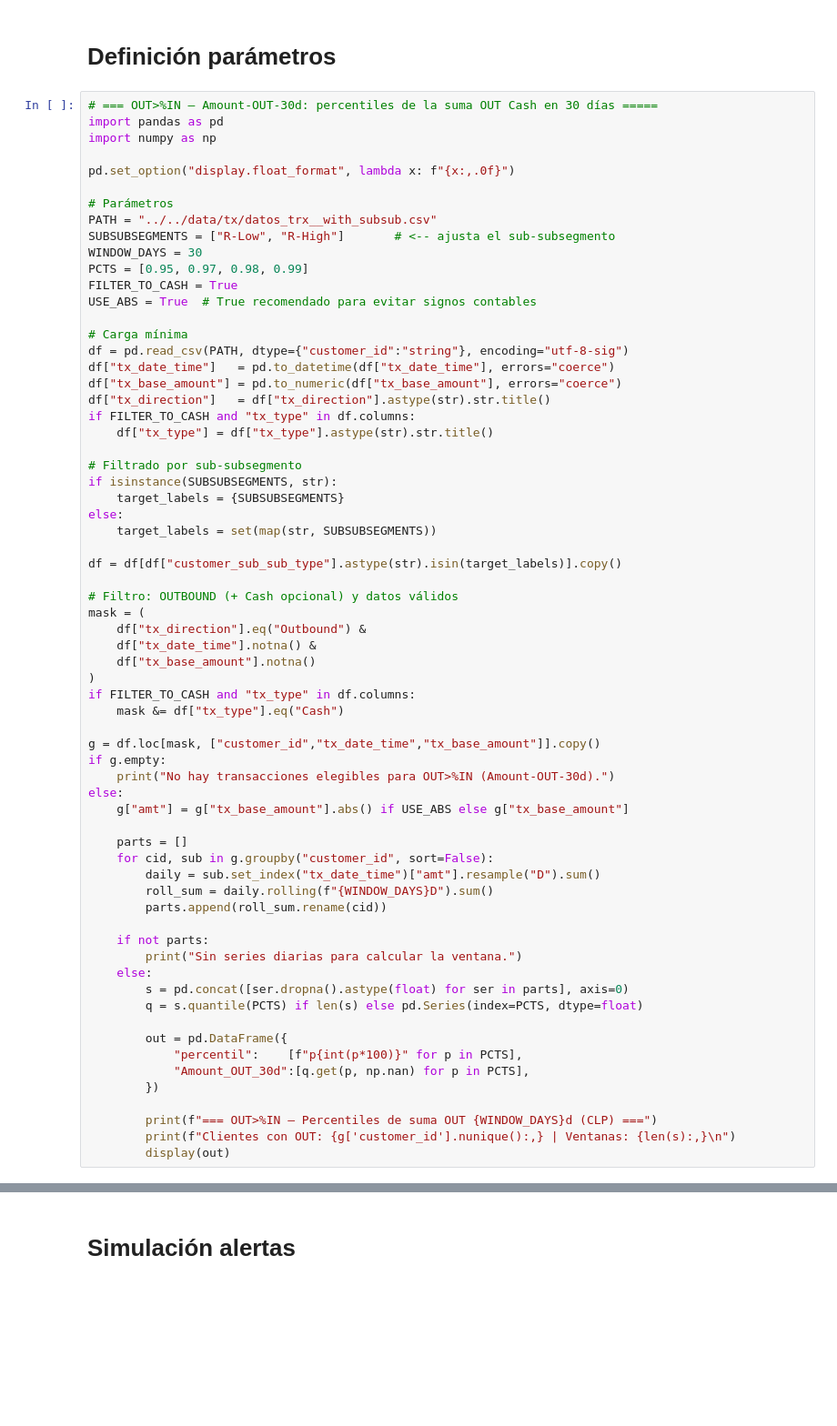
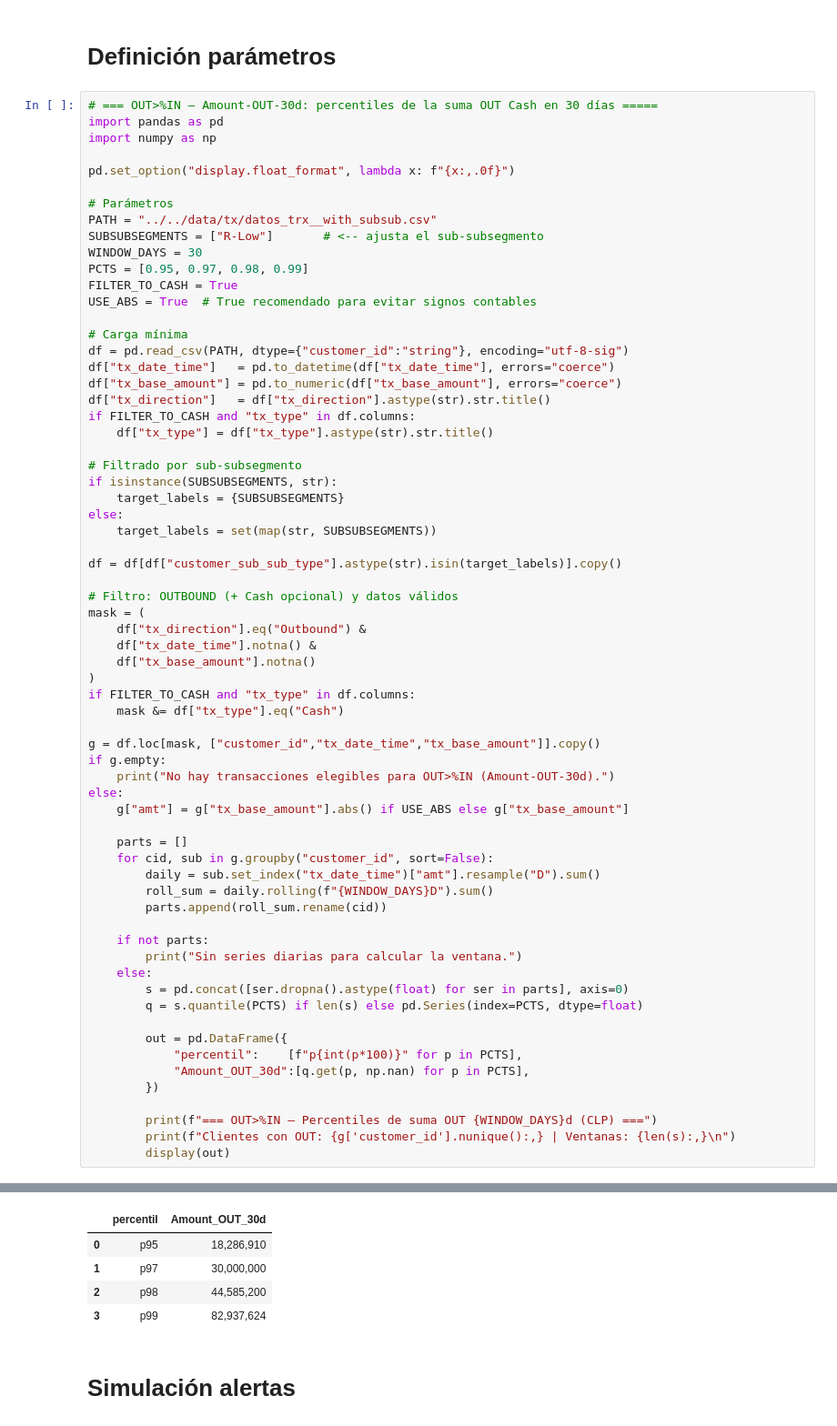
Before and after one commit to Lucasnader/segmentacion_vinson, a Jupyter notebook: reglas/parametrizables/OUT-%IN.ipynb, the cells around one changed output, grey strips where cells are left out. Shown at 91% size. Saved outputs shown, nothing was run; the diff lists cells and outputs as text; blank space fills up the shorter version.

```diff
--- a/reglas/parametrizables/OUT-%IN.ipynb
+++ b/reglas/parametrizables/OUT-%IN.ipynb
@@ -9,7 +9,7 @@ pd.set_option("display.float_format", lambda x: f"{x:,.0f}")
 
 # Parámetros
 PATH = "../../data/tx/datos_trx__with_subsub.csv"
-SUBSUBSEGMENTS = ["R-Low", "R-High"]       # <-- ajusta el sub-subsegmento
+SUBSUBSEGMENTS = ["R-Low"]       # <-- ajusta el sub-subsegmento
 WINDOW_DAYS = 30
 PCTS = [0.95, 0.97, 0.98, 0.99]
 FILTER_TO_CASH = True
@@ -71,3 +72,8 @@ KeyboardInterrupt:
+|  | percentil | Amount_OUT_30d |
+| 0 | p95 | 18,286,910 |
+| 1 | p97 | 30,000,000 |
+| 2 | p98 | 44,585,200 |
+| 3 | p99 | 82,937,624 |
 # %% [markdown]
 # Simulación alertas
 # %%
```
Also changed, not shown: parts of 1 cell of this notebook, 41 other files.
